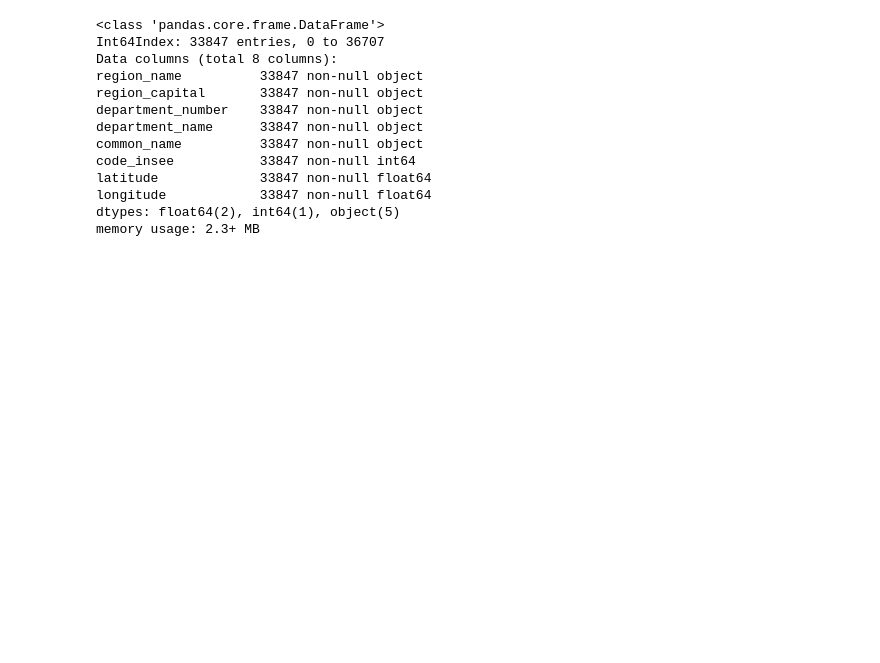
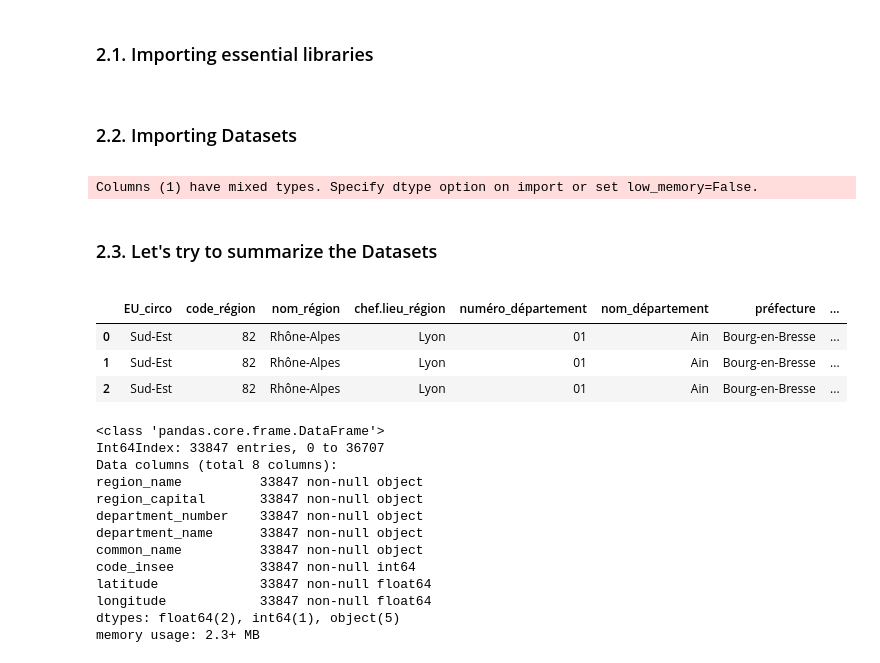
Before and after one commit to SkalskiP/ILearnMachineLearning.py, a Jupyter notebook: 0_Kaggle_projects/French_Salary_Prediction.ipynb, the cells around one changed output. Saved outputs shown, nothing was run; the diff lists cells and outputs as text; code cells hidden in the pictures; blank space fills up the shorter version.

```diff
--- a/0_Kaggle_projects/French_Salary_Prediction.ipynb
+++ b/0_Kaggle_projects/French_Salary_Prediction.ipynb
@@ -5,4 +24,7 @@
 <a id="importing_dataset_and_data_preprocessing"></a>
+# %% [markdown]
+### 2.1. Importing essential libraries
+<a id="importing_essential_libraries"></a>
 # %%
 import numpy as np
 import pandas as pd
@@ -19,11 +41,29 @@ import plotly.offline as py
 py.init_notebook_mode(connected=True)
 import plotly.graph_objs as go
 import plotly.tools as tls
+# %% [markdown]
+### 2.2. Importing Datasets
+<a id="importing_datasets"></a>
 # %%
+# Datasets
 geography = pd.read_csv("../00_Datasets/French_firms/name_geographic_information.csv")
 industry = pd.read_csv("../00_Datasets/French_firms/base_etablissement_par_tranche_effectif.csv")
 salary = pd.read_csv("../00_Datasets/French_firms/net_salary_per_town_categories.csv")
+population = pd.read_csv("../00_Datasets/French_firms/population.csv")
+# Geojson for map creations
 departments_map = gpd.read_file('../00_Datasets/French_firms/departements.geojson')
+# %% [output]
+Columns (1) have mixed types. Specify dtype option on import or set low_memory=False.
+# %% [markdown]
+### 2.3. Let's try to summarize the Datasets
+<a id="lets_summarize_the_dataset"></a>
+# %%
+geography.head(3)
+# %% [output]
+|  | EU_circo | code_région | nom_région | chef.lieu_région | numéro_département | nom_département | préfecture | ... |
+| 0 | Sud-Est | 82 | Rhône-Alpes | Lyon | 01 | Ain | Bourg-en-Bresse | ... |
+| 1 | Sud-Est | 82 | Rhône-Alpes | Lyon | 01 | Ain | Bourg-en-Bresse | ... |
+| 2 | Sud-Est | 82 | Rhône-Alpes | Lyon | 01 | Ain | Bourg-en-Bresse | ... |
 # %%
 geography.drop(['EU_circo', 'code_région', 'éloignement', 'préfecture', 'numéro_circonscription', 'codes_postaux'], axis=1, inplace=True)
 # %%
```
Also changed, not shown: parts of 12 cells of this notebook, 1 other file.
